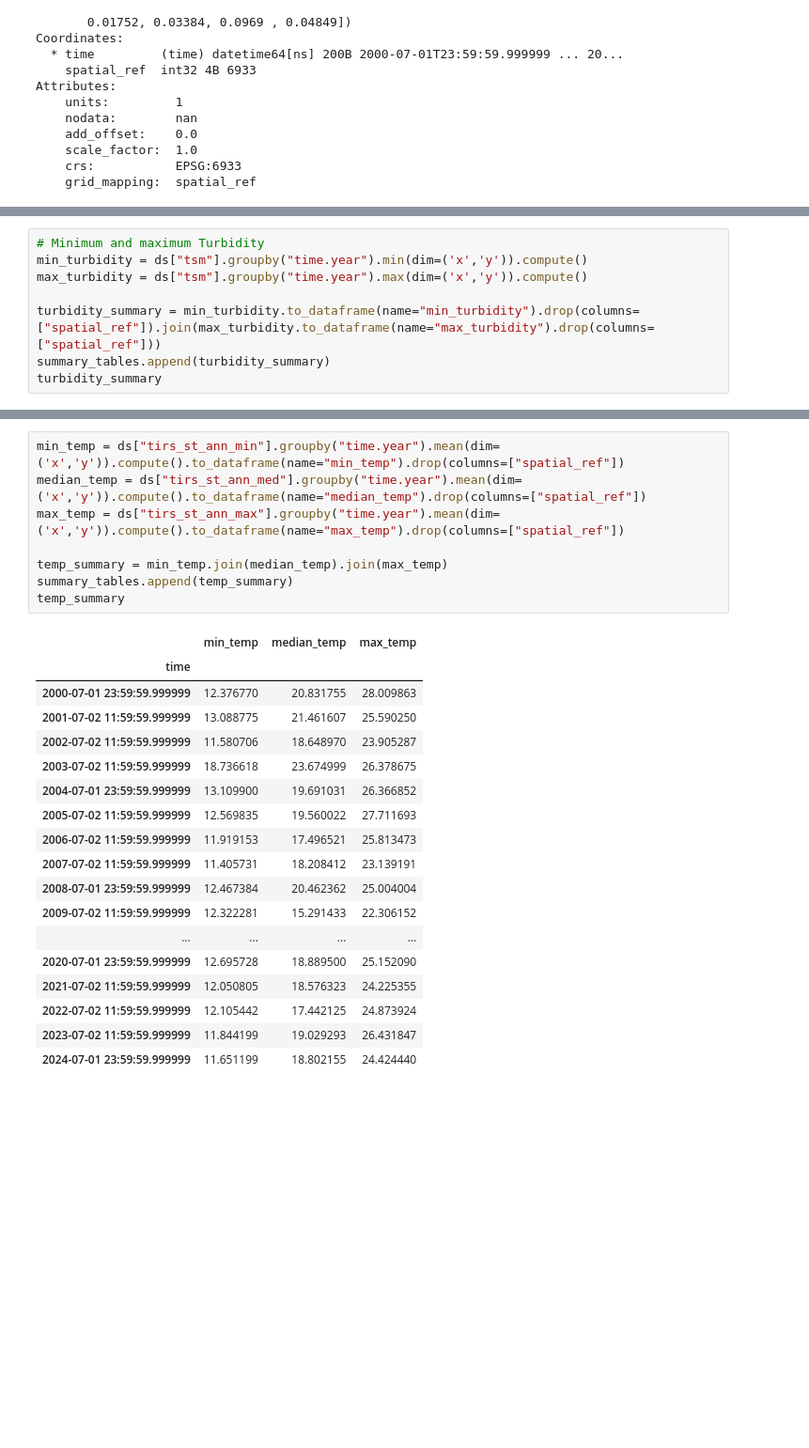
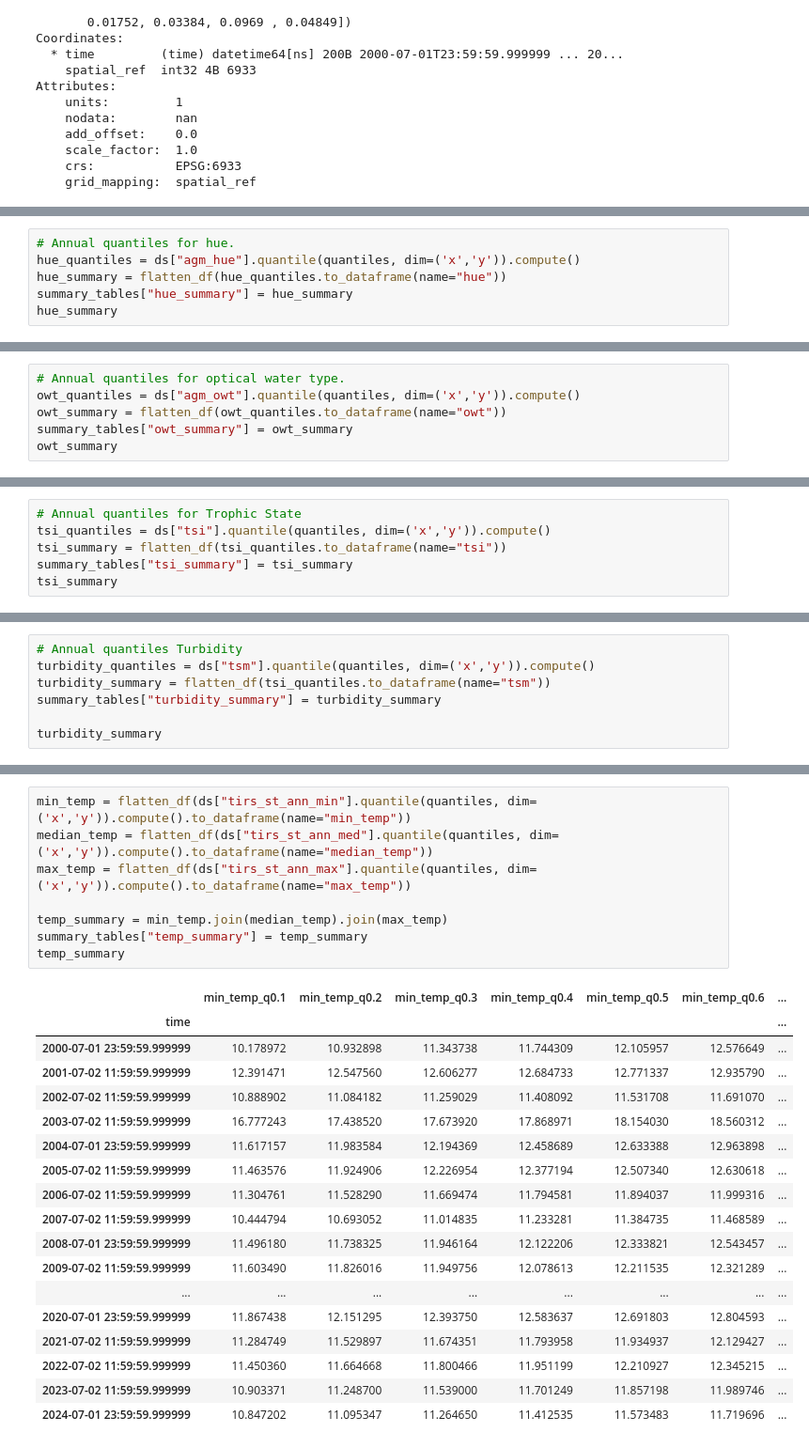
Before and after one commit to digitalearthafrica/deafrica_water_quality, a Jupyter notebook: WP1.4/PerWaterbodyStatistic.ipynb, the cells around one changed output, grey strips where cells are left out. Shown at 94% size. Drawn from its saved outputs; the diff is of its cells as text; blank space fills up the shorter version.

```diff
--- a/WP1.4/PerWaterbodyStatistic.ipynb
+++ b/WP1.4/PerWaterbodyStatistic.ipynb
@@ -399,0 +308,6 @@ tsi_summary
+# %%
+# Annual quantiles for hue.
+hue_quantiles = ds["agm_hue"].quantile(quantiles, dim=('x','y')).compute()
+hue_summary = flatten_df(hue_quantiles.to_dataframe(name="hue"))
+summary_tables["hue_summary"] = hue_summary
+hue_summary
@@ -399,0 +333,6 @@ tsi_summary
+# %%
+# Annual quantiles for optical water type.
+owt_quantiles = ds["agm_owt"].quantile(quantiles, dim=('x','y')).compute()
+owt_summary = flatten_df(owt_quantiles.to_dataframe(name="owt"))
+summary_tables["owt_summary"] = owt_summary
+owt_summary
@@ -399,0 +358,6 @@ tsi_summary
+# %%
+# Annual quantiles for Trophic State
+tsi_quantiles = ds["tsi"].quantile(quantiles, dim=('x','y')).compute()
+tsi_summary = flatten_df(tsi_quantiles.to_dataframe(name="tsi"))
+summary_tables["tsi_summary"] = tsi_summary
+tsi_summary
@@ -400,9 +383,8 @@ tsi_summary
 # %%
-# Minimum and maximum Turbidity
-min_turbidity = ds["tsm"].groupby("time.year").min(dim=('x','y')).compute()
-max_turbidity = ds["tsm"].groupby("time.year").max(dim=('x','y')).compute()
+# Annual quantiles Turbidity
+turbidity_quantiles = ds["tsm"].quantile(quantiles, dim=('x','y')).compute()
+turbidity_summary = flatten_df(tsi_quantiles.to_dataframe(name="tsm"))
+summary_tables["turbidity_summary"] = turbidity_summary
 
-turbidity_summary = min_turbidity.to_dataframe(name="min_turbidity").drop(columns=["spatial_ref"]).join(max_turbidity.to_dataframe(name="max_turbidity").drop(columns=["spatial_ref"]))
-summary_tables.append(turbidity_summary)
 turbidity_summary
 # %% [output]
@@ -427,27 +409,27 @@ turbidity_summary
 # %%
-min_temp = ds["tirs_st_ann_min"].groupby("time.year").mean(dim=('x','y')).compute().to_dataframe(name="min_temp").drop(columns=["spatial_ref"])
-median_temp = ds["tirs_st_ann_med"].groupby("time.year").mean(dim=('x','y')).compute().to_dataframe(name="median_temp").drop(columns=["spatial_ref"])
-max_temp = ds["tirs_st_ann_max"].groupby("time.year").mean(dim=('x','y')).compute().to_dataframe(name="max_temp").drop(columns=["spatial_ref"])
+min_temp = flatten_df(ds["tirs_st_ann_min"].quantile(quantiles, dim=('x','y')).compute().to_dataframe(name="min_temp"))
+median_temp = flatten_df(ds["tirs_st_ann_med"].quantile(quantiles, dim=('x','y')).compute().to_dataframe(name="median_temp"))
+max_temp = flatten_df(ds["tirs_st_ann_max"].quantile(quantiles, dim=('x','y')).compute().to_dataframe(name="max_temp"))
 
 temp_summary = min_temp.join(median_temp).join(max_temp)
-summary_tables.append(temp_summary)
+summary_tables["temp_summary"] = temp_summary
 temp_summary
 # %% [output]
-|  | min_temp | median_temp | max_temp |
-| time |  |  |  |
-| 2000-07-01 23:59:59.999999 | 12.376770 | 20.831755 | 28.009863 |
-| 2001-07-02 11:59:59.999999 | 13.088775 | 21.461607 | 25.590250 |
-| 2002-07-02 11:59:59.999999 | 11.580706 | 18.648970 | 23.905287 |
-| 2003-07-02 11:59:59.999999 | 18.736618 | 23.674999 | 26.378675 |
-| 2004-07-01 23:59:59.999999 | 13.109900 | 19.691031 | 26.366852 |
-| 2005-07-02 11:59:59.999999 | 12.569835 | 19.560022 | 27.711693 |
-| 2006-07-02 11:59:59.999999 | 11.919153 | 17.496521 | 25.813473 |
-| 2007-07-02 11:59:59.999999 | 11.405731 | 18.208412 | 23.139191 |
-| 2008-07-01 23:59:59.999999 | 12.467384 | 20.462362 | 25.004004 |
-| 2009-07-02 11:59:59.999999 | 12.322281 | 15.291433 | 22.306152 |
-| ... | ... | ... | ... |
-| 2020-07-01 23:59:59.999999 | 12.695728 | 18.889500 | 25.152090 |
-| 2021-07-02 11:59:59.999999 | 12.050805 | 18.576323 | 24.225355 |
-| 2022-07-02 11:59:59.999999 | 12.105442 | 17.442125 | 24.873924 |
-| 2023-07-02 11:59:59.999999 | 11.844199 | 19.029293 | 26.431847 |
-| 2024-07-01 23:59:59.999999 | 11.651199 | 18.802155 | 24.424440 |
+|  | min_temp_q0.1 | min_temp_q0.2 | min_temp_q0.3 | min_temp_q0.4 | min_temp_q0.5 | min_temp_q0.6 | ... |
+| time |  |  |  |  |  |  | ... |
+| 2000-07-01 23:59:59.999999 | 10.178972 | 10.932898 | 11.343738 | 11.744309 | 12.105957 | 12.576649 | ... |
+| 2001-07-02 11:59:59.999999 | 12.391471 | 12.547560 | 12.606277 | 12.684733 | 12.771337 | 12.935790 | ... |
+| 2002-07-02 11:59:59.999999 | 10.888902 | 11.084182 | 11.259029 | 11.408092 | 11.531708 | 11.691070 | ... |
+| 2003-07-02 11:59:59.999999 | 16.777243 | 17.438520 | 17.673920 | 17.868971 | 18.154030 | 18.560312 | ... |
+| 2004-07-01 23:59:59.999999 | 11.617157 | 11.983584 | 12.194369 | 12.458689 | 12.633388 | 12.963898 | ... |
+| 2005-07-02 11:59:59.999999 | 11.463576 | 11.924906 | 12.226954 | 12.377194 | 12.507340 | 12.630618 | ... |
+| 2006-07-02 11:59:59.999999 | 11.304761 | 11.528290 | 11.669474 | 11.794581 | 11.894037 | 11.999316 | ... |
+| 2007-07-02 11:59:59.999999 | 10.444794 | 10.693052 | 11.014835 | 11.233281 | 11.384735 | 11.468589 | ... |
+| 2008-07-01 23:59:59.999999 | 11.496180 | 11.738325 | 11.946164 | 12.122206 | 12.333821 | 12.543457 | ... |
+| 2009-07-02 11:59:59.999999 | 11.603490 | 11.826016 | 11.949756 | 12.078613 | 12.211535 | 12.321289 | ... |
+| ... | ... | ... | ... | ... | ... | ... | ... |
+| 2020-07-01 23:59:59.999999 | 11.867438 | 12.151295 | 12.393750 | 12.583637 | 12.691803 | 12.804593 | ... |
+| 2021-07-02 11:59:59.999999 | 11.284749 | 11.529897 | 11.674351 | 11.793958 | 11.934937 | 12.129427 | ... |
+| 2022-07-02 11:59:59.999999 | 11.450360 | 11.664668 | 11.800466 | 11.951199 | 12.210927 | 12.345215 | ... |
+| 2023-07-02 11:59:59.999999 | 10.903371 | 11.248700 | 11.539000 | 11.701249 | 11.857198 | 11.989746 | ... |
+| 2024-07-01 23:59:59.999999 | 10.847202 | 11.095347 | 11.264650 | 11.412535 | 11.573483 | 11.719696 | ... |
```
Also changed, not shown: parts of 20 cells of this notebook.
